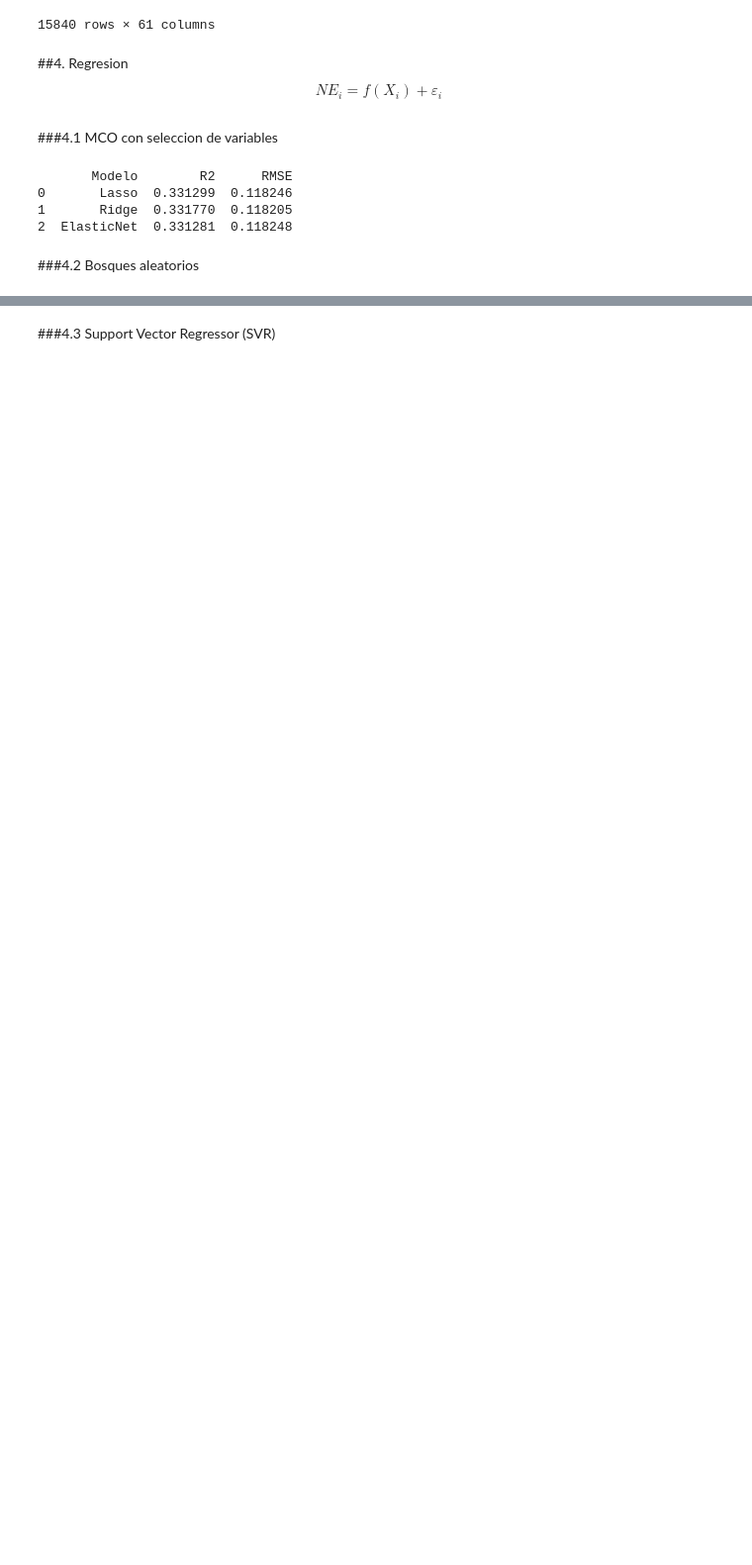
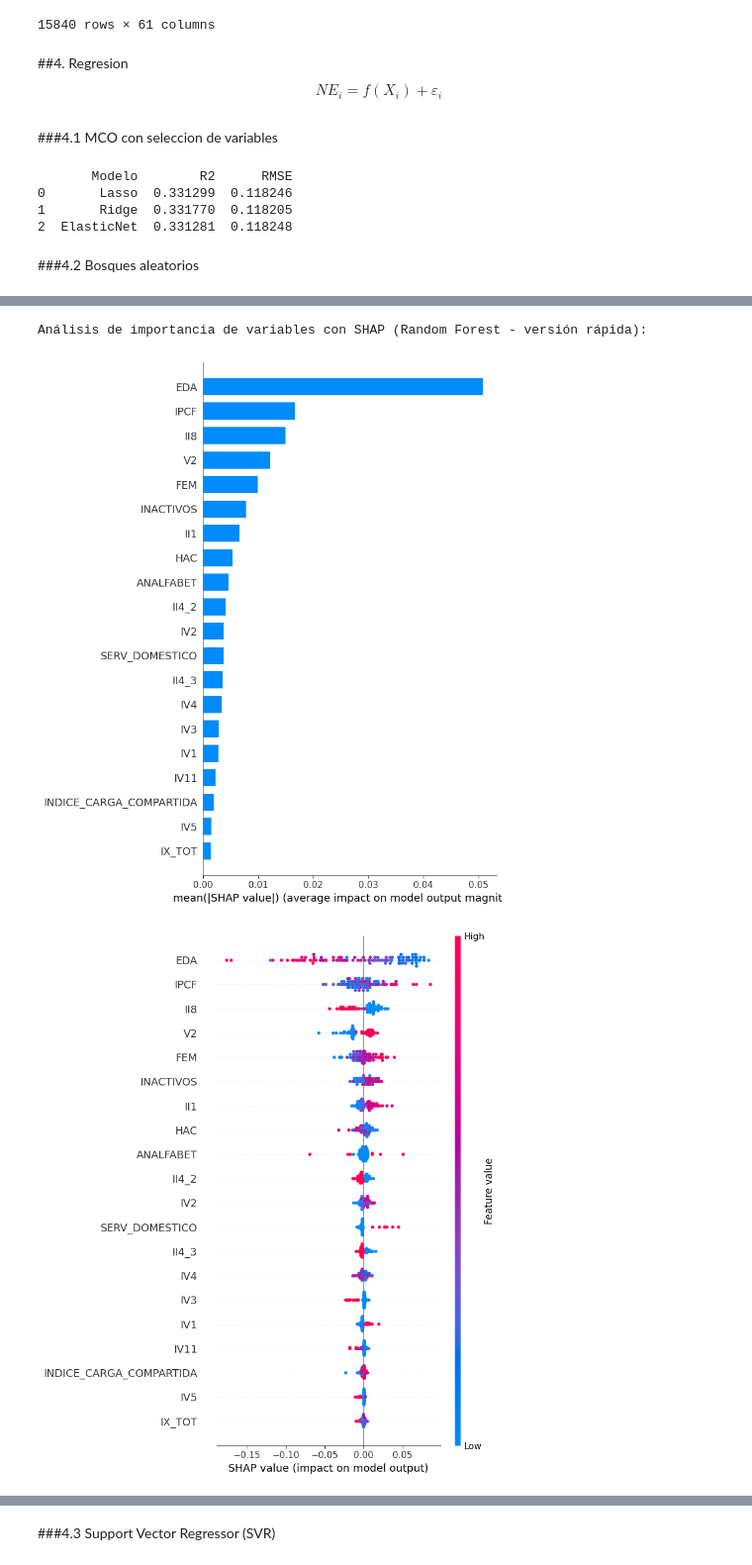
Before and after one commit to santiagoriverti/prediccion_nivel_educativo, a Jupyter notebook: scripts/prediccion_nivel_educativo.ipynb, the cells around one changed output, grey strips where cells are left out. Shown at 99% size. Saved outputs shown, nothing was run; the diff lists cells and outputs as text; code cells hidden in the pictures; blank space fills up the shorter version.

```diff
--- a/scripts/prediccion_nivel_educativo.ipynb
+++ b/scripts/prediccion_nivel_educativo.ipynb
@@ -479,12 +482,13 @@ print(df_resultados)
 # ============================================================
 
 # ------------------------------------------------------------
-# 1. Preparación de datos (X e y)
+# 10.1. Preparación de datos (X e y)
 # ------------------------------------------------------------
 columnas_excluidas = [
     'NE', 'PONDERA', 'PONDIH',
     'EDA_sum', 'FEM_sum', 'ANALFABET_sum',
-    'DESOCUP_sum', 'INACTIVOS_sum', 'IEAE_sum'
+    'DESOCUP_sum', 'INACTIVOS_sum', 'IEAE_sum',
+    'VII1_1', 'VII1_2', 'VII2_1', 'VII2_2', 'VII2_3', 'VII2_4'
 ]
 
 X = df_modelo.drop(columns=columnas_excluidas, errors='ignore')
@@ -503,7 +507,7 @@ X_train, X_test, y_train, y_test = train_test_split(
 )
 
 # ------------------------------------------------------------
-# 2. Entrenamiento del modelo Random Forest
+# 10.2. Entrenamiento del modelo Random Forest
 # ------------------------------------------------------------
 rf_model = RandomForestRegressor(
     n_estimators=100,
@@ -514,7 +518,7 @@ rf_model = RandomForestRegressor(
 rf_model.fit(X_train, y_train)
 
 # ------------------------------------------------------------
-# 3. Predicción y evaluación
+# 10.3. Predicción y evaluación
 # ------------------------------------------------------------
 y_pred_rf = rf_model.predict(X_test)
 
@@ -522,7 +526,7 @@ r2_rf = r2_score(y_test, y_pred_rf)
 rmse_rf = np.sqrt(mean_squared_error(y_test, y_pred_rf))
 
 # ------------------------------------------------------------
-# 4. Actualización y visualización de resultados
+# 10.4. Actualización y visualización de resultados
 # ------------------------------------------------------------
 df_resultados = pd.concat([
     df_resultados,
@@ -540,0 +545,24 @@ Resultados incluyendo Random Forest:
+# %%
+# ------------------------------------------------------------
+# 11. Análisis de importancia de variables con SHAP (versión rápida)
+# ------------------------------------------------------------
+print("\nAnálisis de importancia de variables con SHAP (Random Forest - versión rápida):")
+
+# Crear el explainer
+explainer = shap.TreeExplainer(rf_model)
+
+# Tomar una muestra representativa para análisis SHAP
+X_sample = X_train.sample(n=100, random_state=0)
+
+# Calcular los valores SHAP solo para esa muestra
+shap_values = explainer.shap_values(X_sample)
+
+# Gráfico de resumen: importancia media absoluta de cada variable
+shap.summary_plot(shap_values, X_sample, plot_type="bar")
+
+# Gráfico detallado: dispersión y dirección del efecto
+shap.summary_plot(shap_values, X_sample)
+# %% [output]
+Análisis de importancia de variables con SHAP (Random Forest - versión rápida):
+[figure, added]
+[figure, added]
```
Also changed, not shown: parts of 13 cells of this notebook.
